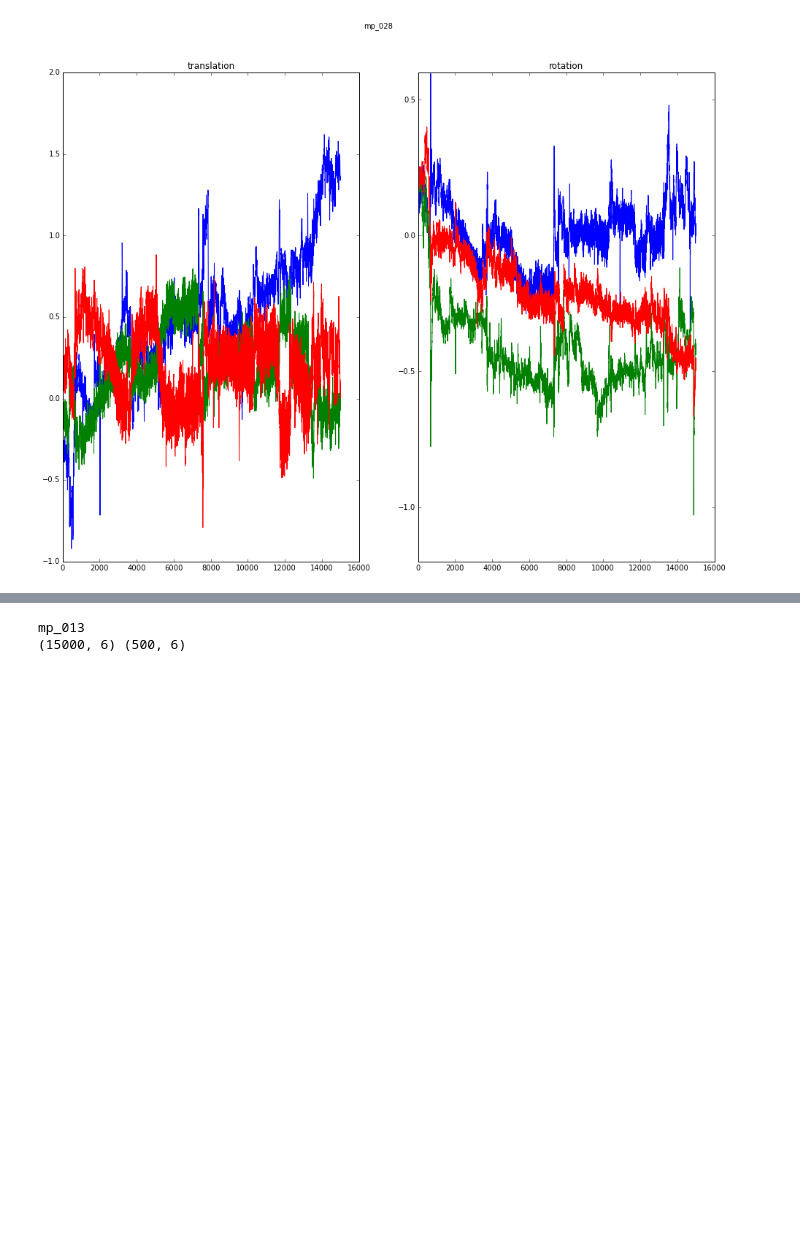
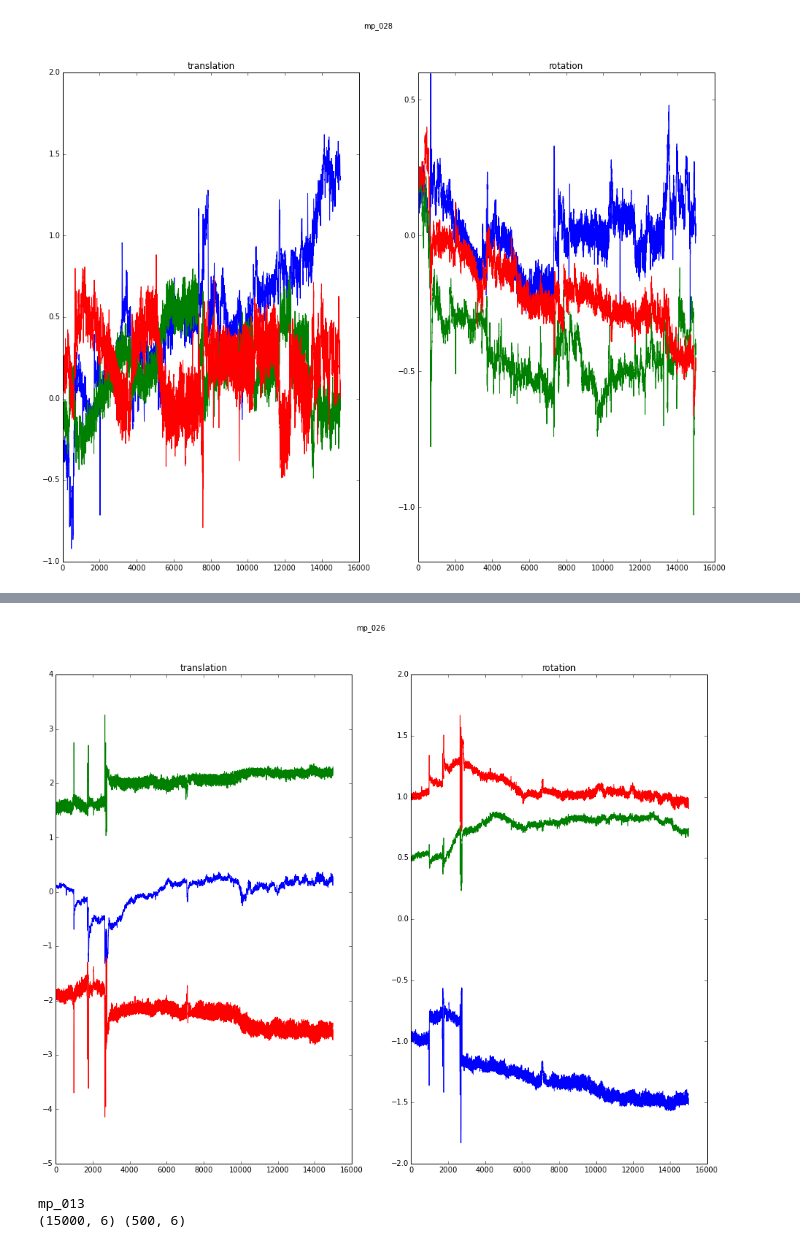
Before and after one commit to simpace/processing-scripts, a Jupyter notebook: simpace/trajectories/slice_avg_trajectories.ipynb, the cells around one changed output, grey strips where cells are left out. Saved outputs shown, nothing was run; the diff lists cells and outputs as text; code cells hidden in the pictures; blank space fills up the shorter version.

Commit message:
reduce peaks functions

```diff
--- a/simpace/trajectories/slice_avg_trajectories.ipynb
+++ b/simpace/trajectories/slice_avg_trajectories.ipynb
@@ -67,3 +153,25 @@ mp_028 (15000, 6)
+# %%
+def reduce_peaks(traj, nb_max=50, reduce_factor=.5, col=0, orig_fnames=orig_fnames):
+    """
+    """
+    traj_fname = pjoin(data_dir,orig_fnames[traj])
+    data_orig = get_data_orig(traj_fname)
+
+    x_data = data_orig[:,col]
+    x_data -= x_data.mean()
+    x_data = np.abs(x_data)
+
+    max_idx = x_data.argsort()[::-1][:nb_max]
+
+    data_orig[max_idx, :] *= .50
+    plot_motion(data_orig, traj)
+
+    out_fname = "tmp_traj.txt"
+    np.savetxt(out_fname, data_orig)
+# %%
+reduce_peaks('mp_026', nb_max=50, reduce_factor=.5, col=0, orig_fnames=orig_fnames)
+# %% [output]
+[figure, added]
 # %%
 #loop through the trajectories, plot slice avg
 for tidx, traj in enumerate(trajectories):
```
Also changed, not shown: parts of 5 cells of this notebook.
